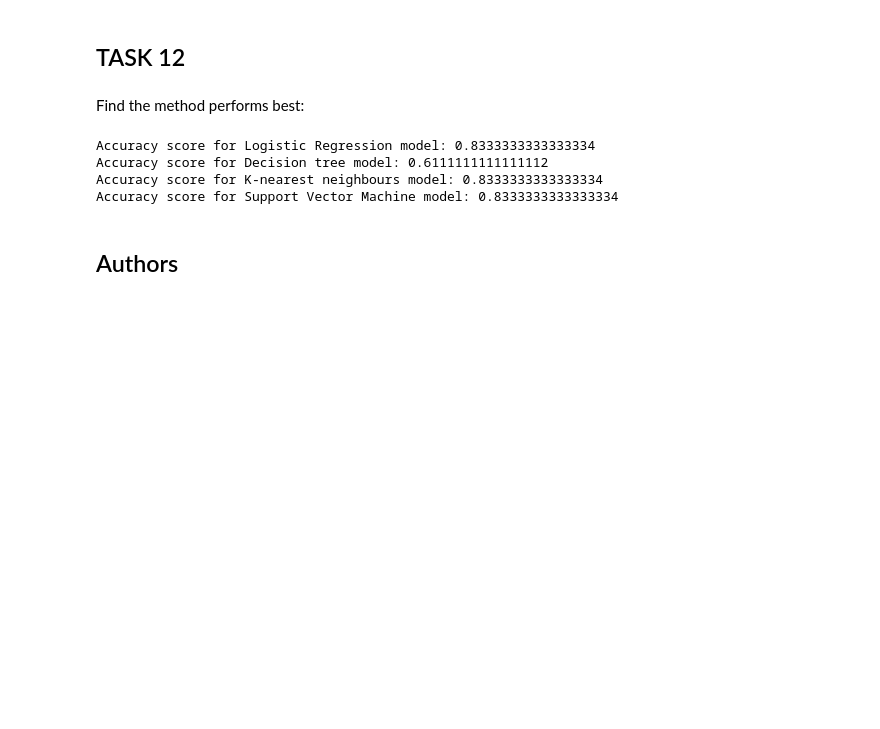
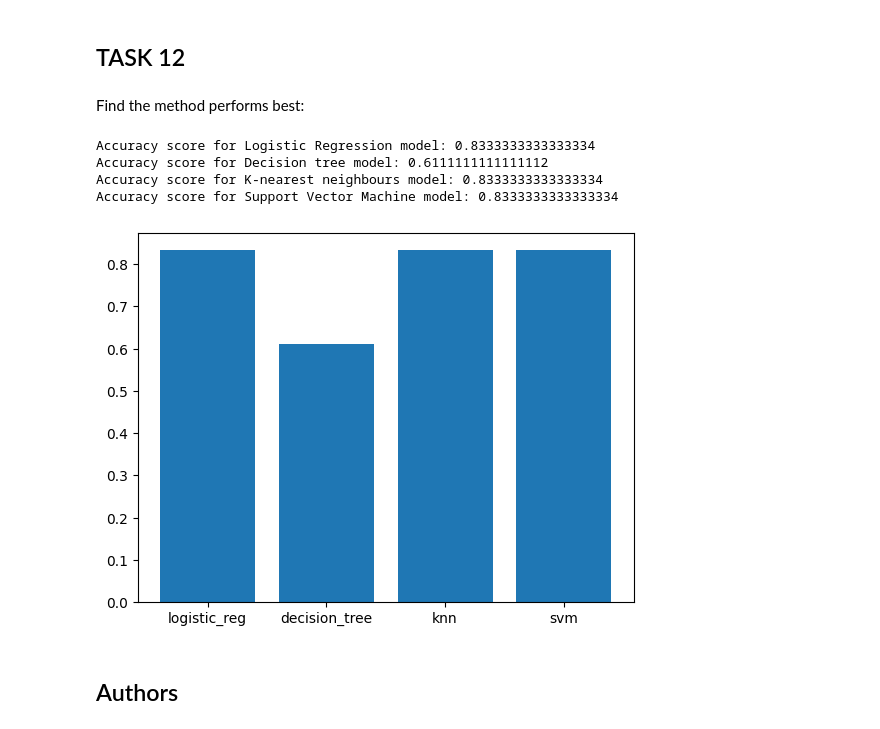
Before and after one commit to mattan87/dscap, a Jupyter notebook: SpaceX_Machine_Learning_Prediction.ipynb, the cells around one changed output. Drawn from its saved outputs; the diff is of its cells as text; code cells hidden in the pictures; blank space fills up the shorter version.

```diff
--- a/SpaceX_Machine_Learning_Prediction.ipynb
+++ b/SpaceX_Machine_Learning_Prediction.ipynb
@@ -318,15 +318,19 @@ plot_confusion_matrix(Y_test,yhat)
 # %% [markdown]
 Find the method performs best:
 # %%
+model = ["logistic_reg", "decision_tree", "knn", "svm"]
+all_scores = [logreg_score, tree_score, knn_score, svm_score]
+plt.bar(model, all_scores)
 print('Accuracy score for Logistic Regression model:', logreg_score)
 print('Accuracy score for Decision tree model:', tree_score)
 print('Accuracy score for K-nearest neighbours model:', knn_score)
 print('Accuracy score for Support Vector Machine model:', svm_score)
 # %% [output]
 Accuracy score for Logistic Regression model: 0.8333333333333334
 Accuracy score for Decision tree model: 0.6111111111111112
 Accuracy score for K-nearest neighbours model: 0.8333333333333334
 Accuracy score for Support Vector Machine model: 0.8333333333333334
+[figure, added]
 # %% [markdown]
 ## Authors
 # %% [markdown]
```
